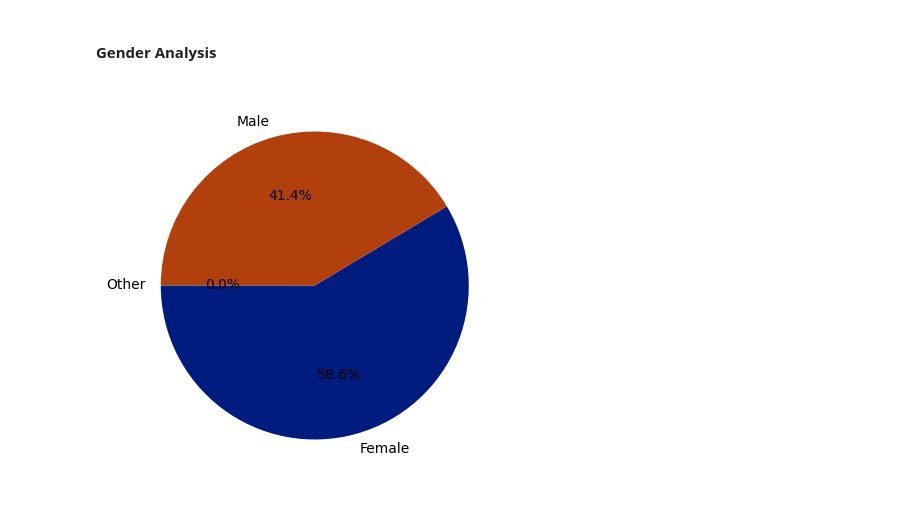
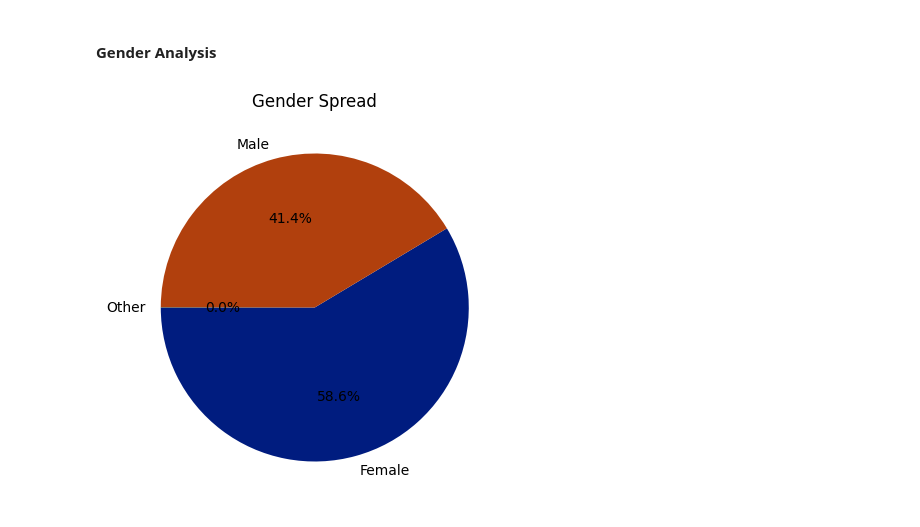
Before and after one commit to wllchrst/stroke-prediction, a Jupyter notebook: code/EDA.ipynb, the cells around one changed output. Saved outputs shown, nothing was run; the diff lists cells and outputs as text; code cells hidden in the pictures.

```diff
--- a/code/EDA.ipynb
+++ b/code/EDA.ipynb
@@ -78,8 +78,8 @@ memory usage: 439.3+ KB
 # %%
 gender_counts = df['gender'].value_counts()
 plt.figure(figsize=(5,5))
 plt.pie(gender_counts, labels=gender_counts.index, autopct='%1.1f%%', startangle=180, colors=sns.color_palette('dark'))
-
+plt.title("Gender Spread")
 plt.show()
 # %% [output]
-[figure, old version]
+[figure, new version]
```
Also changed, not shown: parts of 34 cells of this notebook.
